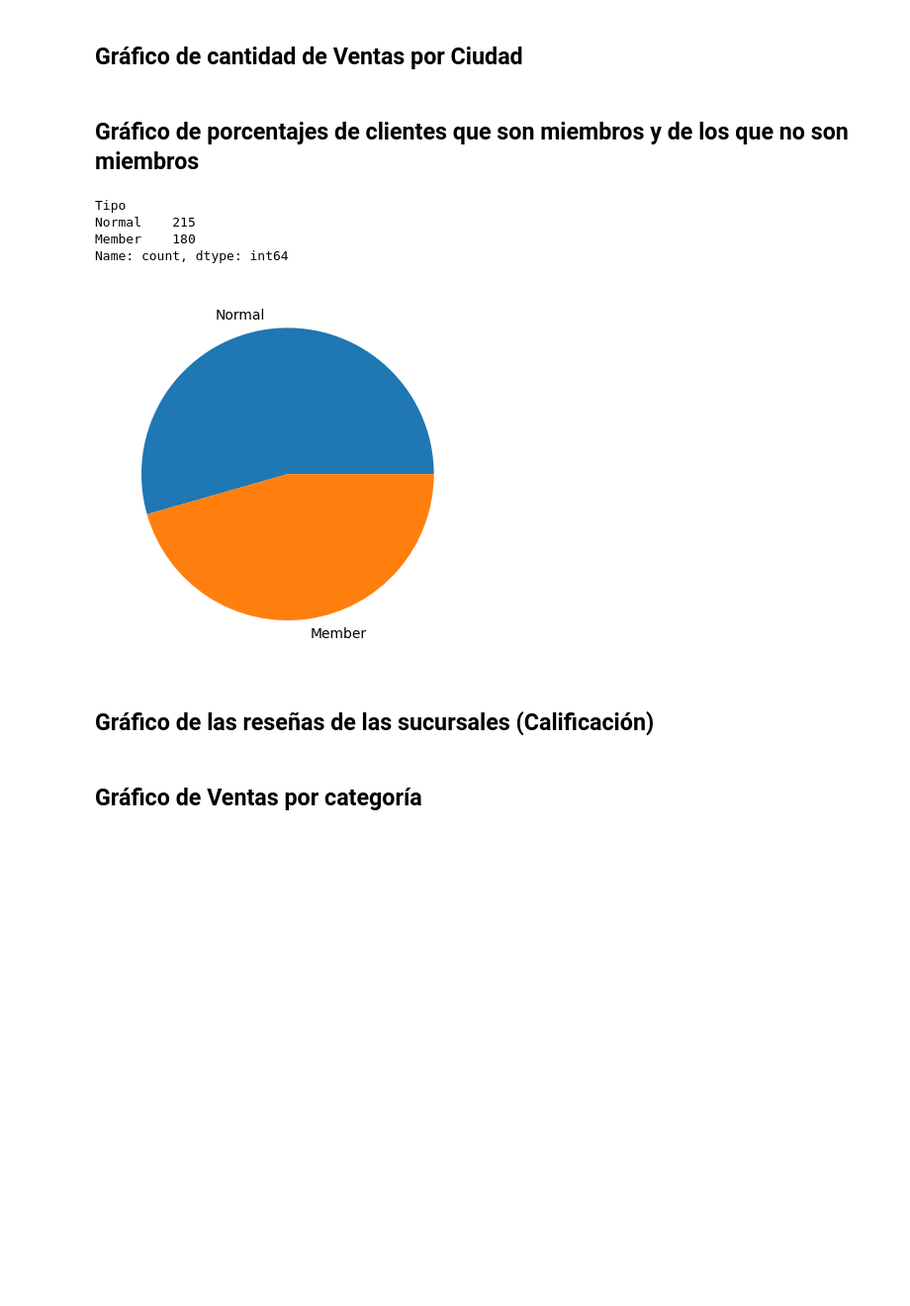
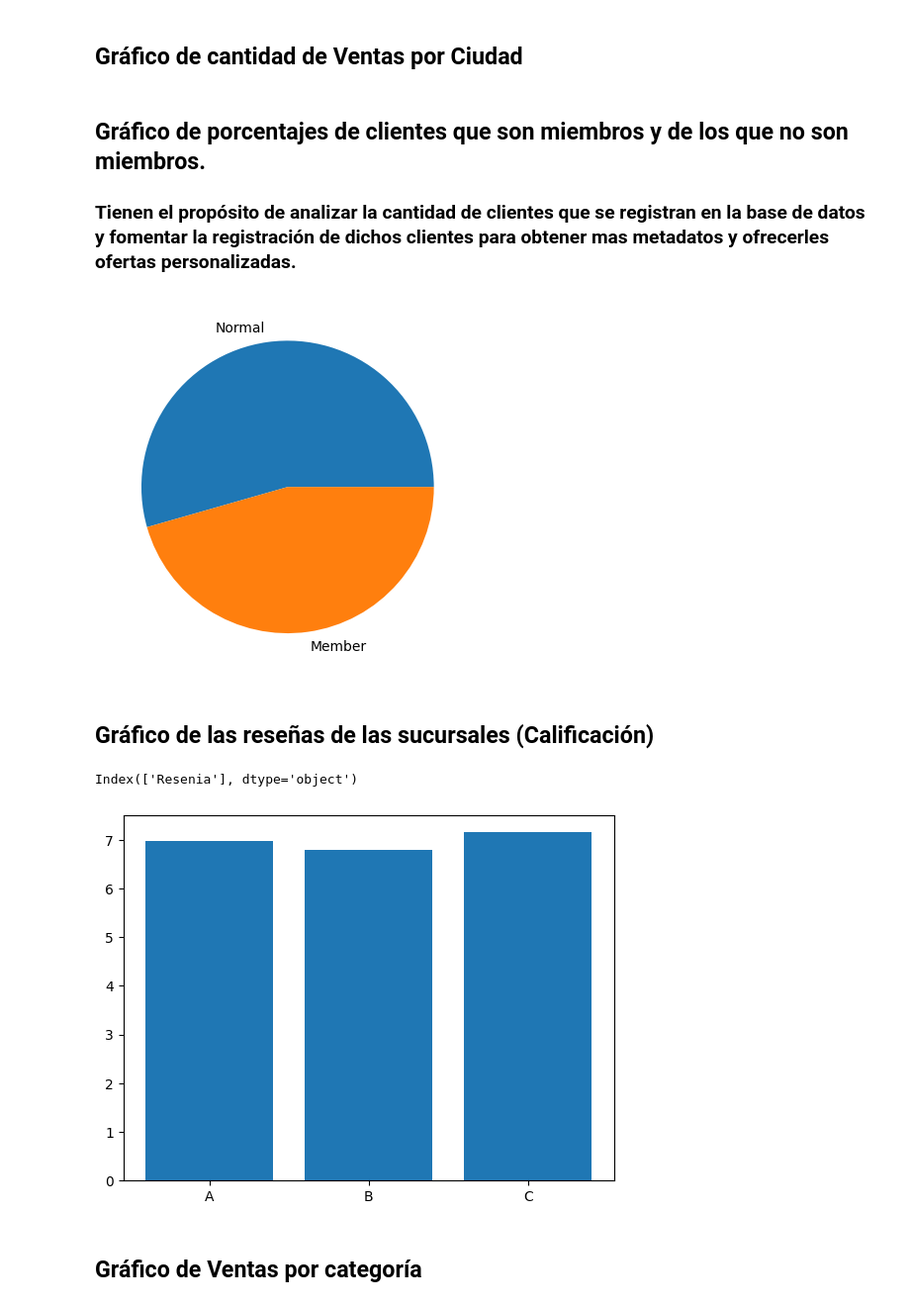
Before and after one commit to JEmanuelG/Analista-de-datos-I, a Jupyter notebook: analisis_dataset_actualizado.ipynb, the cells around one changed output. Shown: that part at 99% size. Saved outputs shown, nothing was run; the diff lists cells and outputs as text; code cells hidden in the pictures; blank space fills up the shorter version.

Commit message:
actualizo grafico resenia x sucursal

```diff
--- a/analisis_dataset_actualizado.ipynb
+++ b/analisis_dataset_actualizado.ipynb
@@ -57,6 +57,10 @@ for i in df.index:
     if df.loc[i, "Ventas"] <= 0 or df.loc[i, "Ventas"] > 5000:
         df.loc[i, "Ventas"] = df["Ventas"].median()
 
+    # Controla si el valor la columna "Tipo" es "Normal" o "Member", de lo contrario se reemplaza el valor por "Normal"
+    if df.loc[i, "Sucursal"] not in ("A","B", "C"):
+        df = df.drop(i)
+
     #if len(df.loc[i, "Ciudad"]) < 5:
     #print(len(df.loc[i, "Ciudad"]))
 # %% [markdown]
@@ -192,18 +196,25 @@ vta_ciudad = pd.DataFrame(df["Ciudad"].value_counts())
 #plt.bar(vta_ciudad)
 plt.show()
 # %% [markdown]
-## Gráfico de porcentajes de clientes que son miembros y de los que no son miembros
+## Gráfico de porcentajes de clientes que son miembros y de los que no son miembros.
+### Tienen el propósito de analizar la cantidad de clientes que se registran en la base de datos y fomentar la registración de dichos clientes para obtener mas metadatos y ofrecerles ofertas personalizadas.
 # %%
 # Genera un grafico de torta para representar porcentajes de tipos de clientes
 plt.pie(df['Tipo'].value_counts(), labels = df['Tipo'].value_counts().index)
 plt.show()
 # %% [output]
-Tipo
-Normal    215
-Member    180
-Name: count, dtype: int64
 [figure]
 # %% [markdown]
 ## Gráfico de las reseñas de las sucursales (Calificación)
+# %%
+reseniasSucursal = pd.DataFrame(df['Resenia'].groupby(df['Sucursal']).mean())
+
+print(reseniasSucursal.columns)
+
+plt.bar(reseniasSucursal.index, reseniasSucursal["Resenia"])
+plt.show()
+# %% [output]
+Index(['Resenia'], dtype='object')
+[figure, added]
 # %% [markdown]
 ## Gráfico de Ventas por categoría
```
